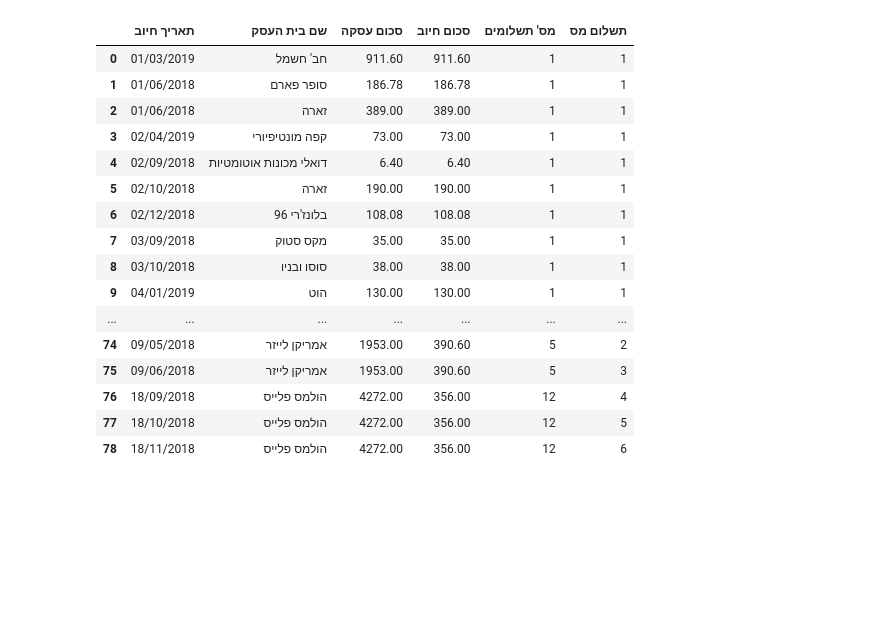
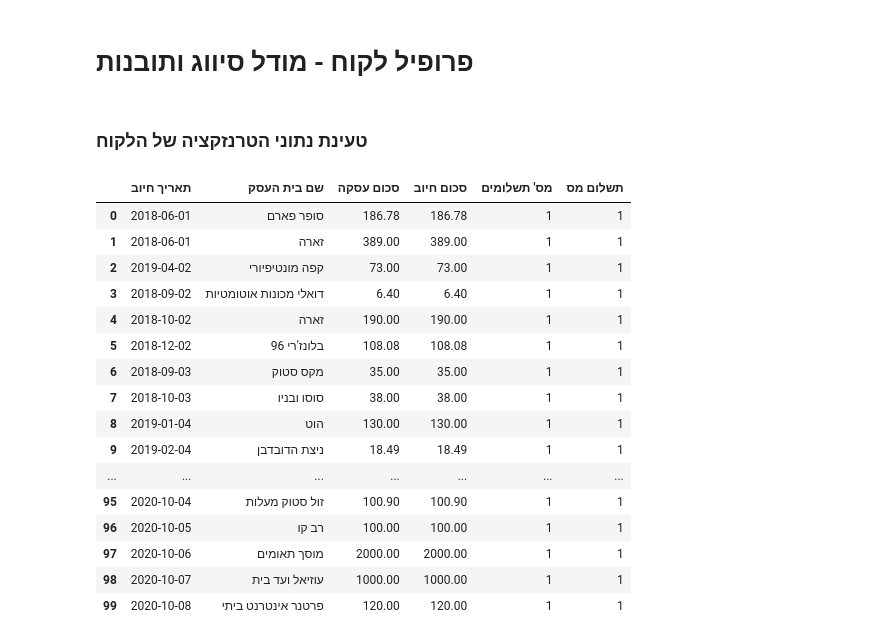
Before and after one commit to svetakos/deposite-model, a Jupyter notebook: client_profile.ipynb, the cells around one changed output. Cells and saved outputs as stored; diff of their text form; code cells hidden in the pictures; blank space fills up the shorter version.

```diff
--- a/client_profile.ipynb
+++ b/client_profile.ipynb
@@ -1,3 +1,5 @@
+# %% [markdown]
+# פרופיל לקוח - מודל סיווג ותובנות
 # %%
 import pandas as pd
 import matplotlib.pyplot as plt
@@ -7,26 +9,31 @@ import seaborn as sns
 pd.set_option('display.max_columns', None)  # or 1000
 pd.set_option('display.max_rows', None)  # or 1000
 pd.set_option('display.max_colwidth', -1)  # or 199
+# %% [markdown]
+### טעינת נתוני הטרנזקציה של הלקוח
 # %%
-df = pd.read_excel("he_credit_card_data.xlsx")
+df = pd.read_excel("transaction_data.xlsx")
+df_2 = pd.read_excel("transaction_data_2.xlsx")
 df_profile = df[['תאריך חיוב', 'שם בית העסק', 'סכום עסקה', 'סכום חיוב', 'מס\' תשלומים', 'תשלום מס']].copy()
+df_profile_2 = df_2[['תאריך חיוב', 'שם בית העסק', 'סכום עסקה', 'סכום חיוב', 'מס\' תשלומים', 'תשלום מס']].copy()
+
 df_profile
 # %% [output]
 |  | תאריך חיוב | שם בית העסק | סכום עסקה | סכום חיוב | מס' תשלומים | תשלום מס |
-| 0 | 01/03/2019 | חב' חשמל | 911.60 | 911.60 | 1 | 1 |
-| 1 | 01/06/2018 | סופר פארם | 186.78 | 186.78 | 1 | 1 |
-| 2 | 01/06/2018 | זארה | 389.00 | 389.00 | 1 | 1 |
-| 3 | 02/04/2019 | קפה מונטיפיורי | 73.00 | 73.00 | 1 | 1 |
-| 4 | 02/09/2018 | דואלי מכונות אוטומטיות | 6.40 | 6.40 | 1 | 1 |
-| 5 | 02/10/2018 | זארה | 190.00 | 190.00 | 1 | 1 |
-| 6 | 02/12/2018 | בלונז'רי 96 | 108.08 | 108.08 | 1 | 1 |
-| 7 | 03/09/2018 | מקס סטוק | 35.00 | 35.00 | 1 | 1 |
-| 8 | 03/10/2018 | סוסו ובניו | 38.00 | 38.00 | 1 | 1 |
-| 9 | 04/01/2019 | הוט | 130.00 | 130.00 | 1 | 1 |
+| 0 | 2018-06-01 | סופר פארם | 186.78 | 186.78 | 1 | 1 |
+| 1 | 2018-06-01 | זארה | 389.00 | 389.00 | 1 | 1 |
+| 2 | 2019-04-02 | קפה מונטיפיורי | 73.00 | 73.00 | 1 | 1 |
+| 3 | 2018-09-02 | דואלי מכונות אוטומטיות | 6.40 | 6.40 | 1 | 1 |
+| 4 | 2018-10-02 | זארה | 190.00 | 190.00 | 1 | 1 |
+| 5 | 2018-12-02 | בלונז'רי 96 | 108.08 | 108.08 | 1 | 1 |
+| 6 | 2018-09-03 | מקס סטוק | 35.00 | 35.00 | 1 | 1 |
+| 7 | 2018-10-03 | סוסו ובניו | 38.00 | 38.00 | 1 | 1 |
+| 8 | 2019-01-04 | הוט | 130.00 | 130.00 | 1 | 1 |
+| 9 | 2019-02-04 | ניצת הדובדבן | 18.49 | 18.49 | 1 | 1 |
 | ... | ... | ... | ... | ... | ... | ... |
-| 74 | 09/05/2018 | אמריקן לייזר | 1953.00 | 390.60 | 5 | 2 |
-| 75 | 09/06/2018 | אמריקן לייזר | 1953.00 | 390.60 | 5 | 3 |
-| 76 | 18/09/2018 | הולמס פלייס | 4272.00 | 356.00 | 12 | 4 |
-| 77 | 18/10/2018 | הולמס פלייס | 4272.00 | 356.00 | 12 | 5 |
-| 78 | 18/11/2018 | הולמס פלייס | 4272.00 | 356.00 | 12 | 6 |
+| 95 | 2020-10-04 | זול סטוק מעלות | 100.90 | 100.90 | 1 | 1 |
+| 96 | 2020-10-05 | רב קו | 100.00 | 100.00 | 1 | 1 |
+| 97 | 2020-10-06 | מוסך תאומים | 2000.00 | 2000.00 | 1 | 1 |
+| 98 | 2020-10-07 | עוזיאל ועד בית | 1000.00 | 1000.00 | 1 | 1 |
+| 99 | 2020-10-08 | פרטנר אינטרנט ביתי | 120.00 | 120.00 | 1 | 1 |
 # %% [markdown]
```
Also changed, not shown: parts of 26 cells of this notebook.
